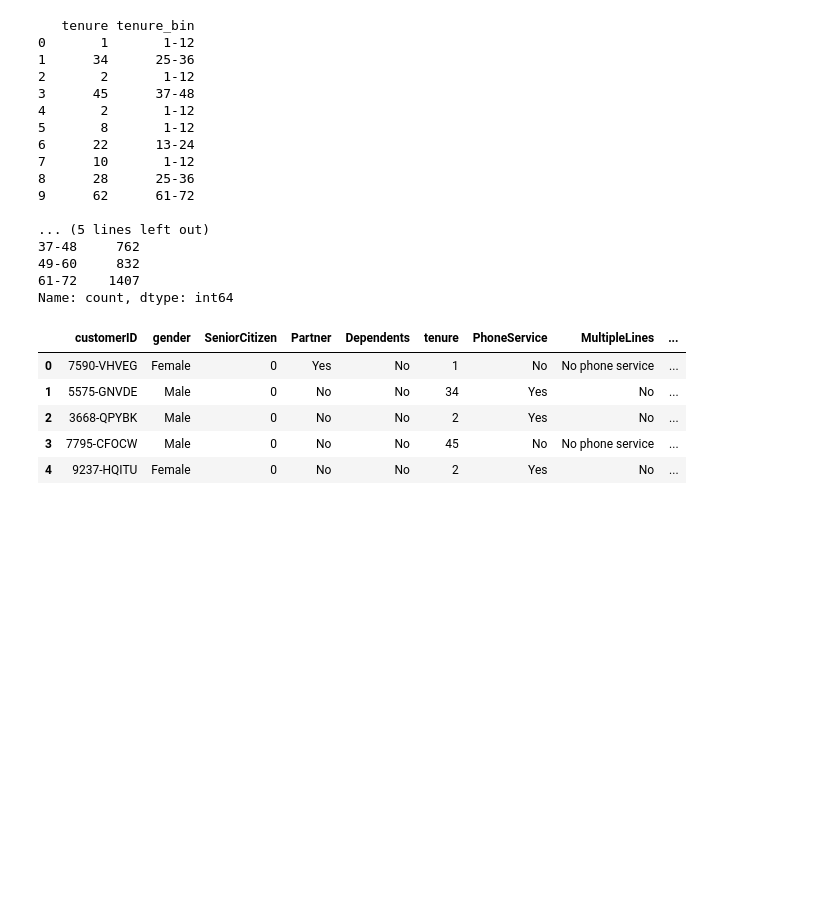
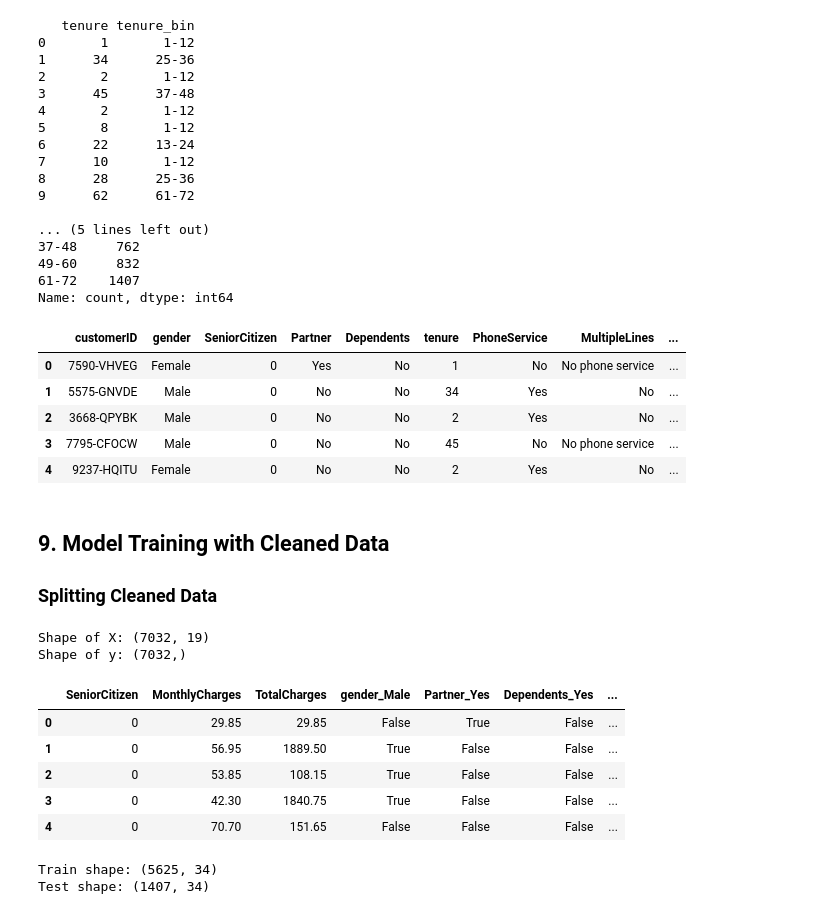
Before and after one commit to oussamalakhili5/customer-churn-prediction, a Jupyter notebook: notebooks/ML_Model_Building.ipynb, the cells around one changed output. Cells and saved outputs as stored; diff of their text form; code cells hidden in the pictures; blank space fills up the shorter version.

Commit message:
feat: train model with cleaned data and feature scaling

```diff
--- a/notebooks/ML_Model_Building.ipynb
+++ b/notebooks/ML_Model_Building.ipynb
@@ -323,3 +323,45 @@ telco_data.head()
 | 2 | 3668-QPYBK | Male | 0 | No | No | 2 | Yes | No | ... |
 | 3 | 7795-CFOCW | Male | 0 | No | No | 45 | No | No phone service | ... |
 | 4 | 9237-HQITU | Female | 0 | No | No | 2 | Yes | No | ... |
+# %% [markdown]
+## 9. Model Training with Cleaned Data
+
+### Splitting Cleaned Data
+# %%
+# Define y (target variable)
+y = telco_data['Churn']
+
+# Define X (features) - drop customerID, Churn, and original tenure
+X = telco_data.drop(columns=['customerID', 'Churn', 'tenure'])
+
+# Verify shapes
+print("Shape of X:", X.shape)
+print("Shape of y:", y.shape)
+# %% [output]
+Shape of X: (7032, 19)
+Shape of y: (7032,)
+# %%
+# One-hot encoding
+X = pd.get_dummies(X, drop_first=True)
+
+# Convert Churn to binary
+y = telco_data['Churn'].map({'No': 0, 'Yes': 1})
+
+# Display
+X.head()
+# %% [output]
+|  | SeniorCitizen | MonthlyCharges | TotalCharges | gender_Male | Partner_Yes | Dependents_Yes | ... |
+| 0 | 0 | 29.85 | 29.85 | False | True | False | ... |
+| 1 | 0 | 56.95 | 1889.50 | True | False | False | ... |
+| 2 | 0 | 53.85 | 108.15 | True | False | False | ... |
+| 3 | 0 | 42.30 | 1840.75 | True | False | False | ... |
+| 4 | 0 | 70.70 | 151.65 | False | False | False | ... |
+# %%
+# Train test split
+X_train, X_test, y_train, y_test = train_test_split(X, y, test_size=0.2, random_state=42)
+
+print("Train shape:", X_train.shape)
+print("Test shape:", X_test.shape)
+# %% [output]
+Train shape: (5625, 34)
+Test shape: (1407, 34)
```
Also changed, not shown: parts of 1 cell of this notebook.
